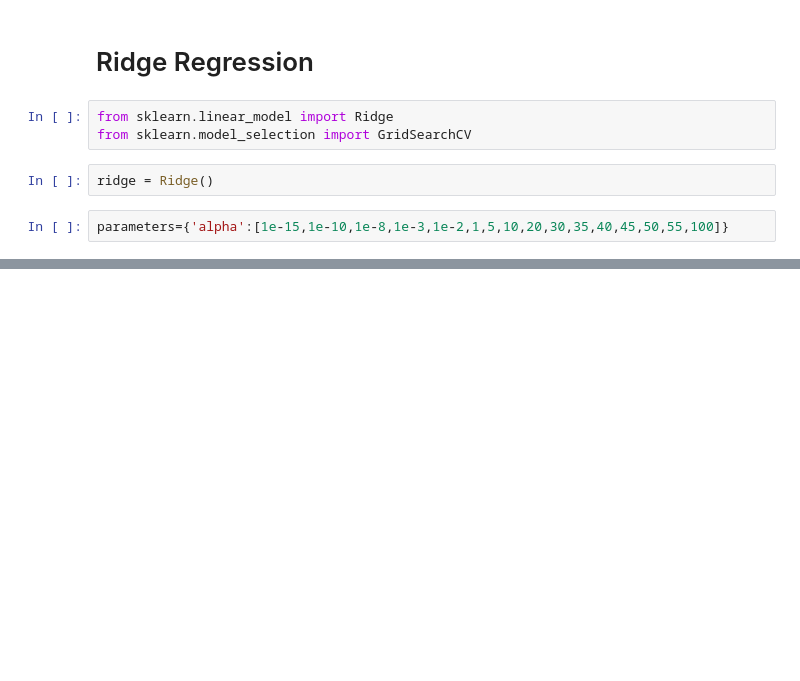
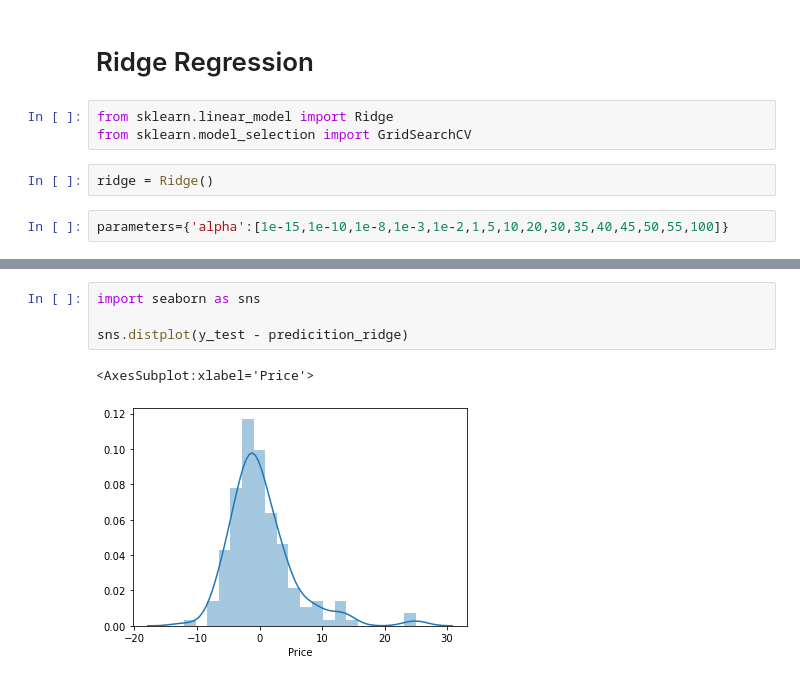
Before and after one commit to lkarjun/data-science-from-scratch, a Jupyter notebook: 15 Multiple Regression/Play_ground_(Ridge and Lasso).ipynb, the cells around one changed output, grey strips where cells are left out. Saved outputs shown, nothing was run; the diff lists cells and outputs as text; blank space fills up the shorter version.

```diff
--- a/15 Multiple Regression/Play_ground_(Ridge and Lasso).ipynb
+++ b/15 Multiple Regression/Play_ground_(Ridge and Lasso).ipynb
@@ -81,0 +124,7 @@ ridge_regressor = GridSearchCV(ridge, parameters, )
+# %%
+import seaborn as sns
+
+sns.distplot(y_test - predicition_ridge)
+# %% [output]
+<AxesSubplot:xlabel='Price'>
+[figure, added]
```
Also changed, not shown: parts of 8 cells of this notebook.
